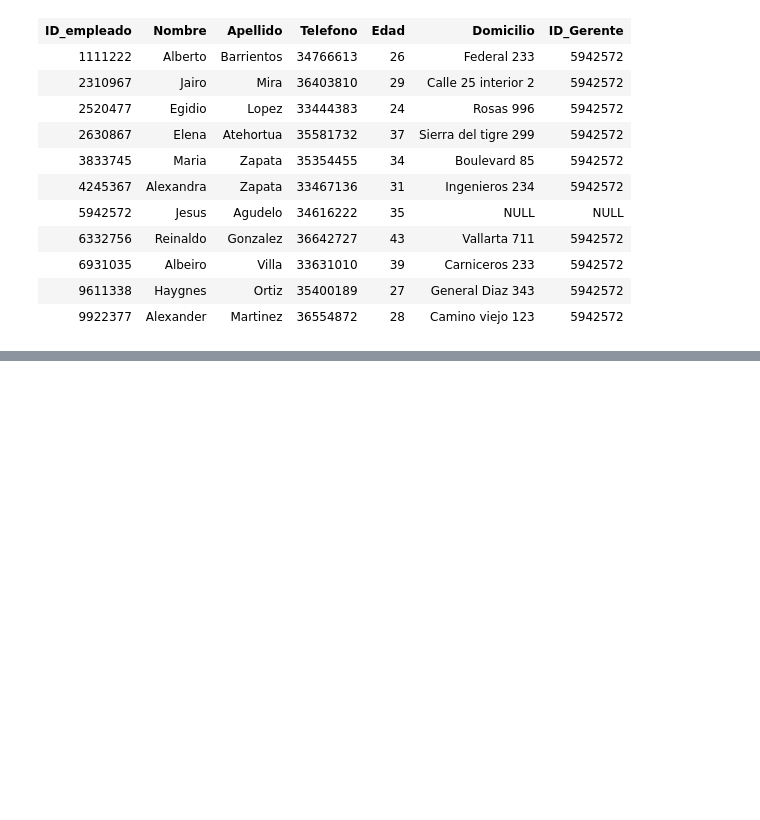
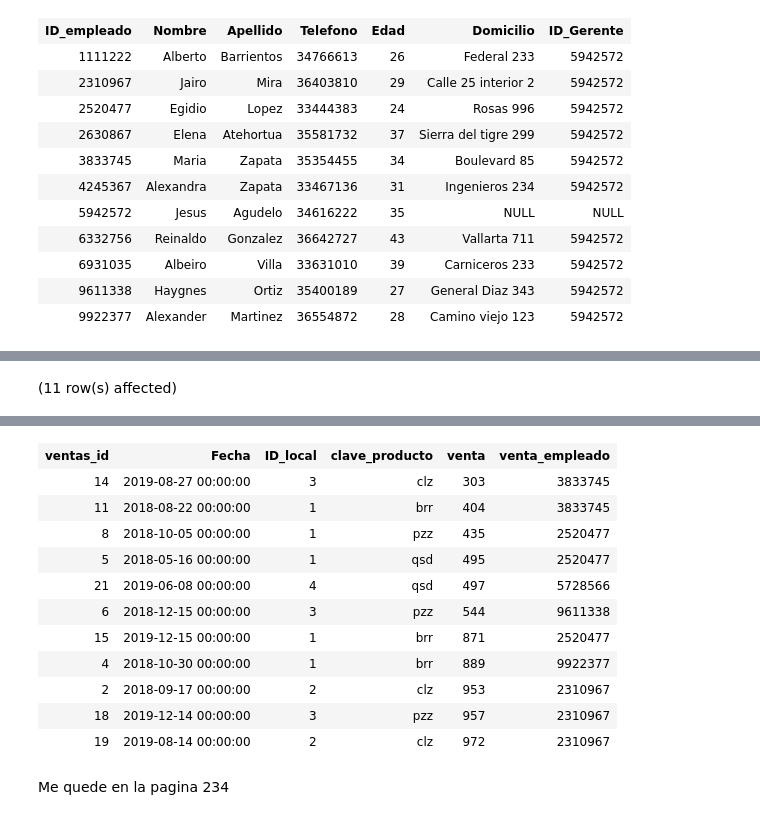
Before and after one commit to Patricoders23/curso_sql, a Jupyter notebook: notebooks/clase_31.ipynb, the cells around one changed output, grey strips where cells are left out. Cells and saved outputs as stored; diff of their text form; code cells hidden in the pictures; blank space fills up the shorter version.

```diff
--- a/notebooks/clase_31.ipynb
+++ b/notebooks/clase_31.ipynb
@@ -21,0 +198,6 @@ Total execution time: 00:00:01.009
+# %%
+SELECT *
+FROM ventas
+WHERE venta < 1000;
+# %% [output]
+(11 row(s) affected)
@@ -21,0 +205,14 @@ Total execution time: 00:00:01.009
+| ventas_id | Fecha | ID_local | clave_producto | venta | venta_empleado |
+| 14 | 2019-08-27 00:00:00 | 3 | clz | 303 | 3833745 |
+| 11 | 2018-08-22 00:00:00 | 1 | brr | 404 | 3833745 |
+| 8 | 2018-10-05 00:00:00 | 1 | pzz | 435 | 2520477 |
+| 5 | 2018-05-16 00:00:00 | 1 | qsd | 495 | 2520477 |
+| 21 | 2019-06-08 00:00:00 | 4 | qsd | 497 | 5728566 |
+| 6 | 2018-12-15 00:00:00 | 3 | pzz | 544 | 9611338 |
+| 15 | 2019-12-15 00:00:00 | 1 | brr | 871 | 2520477 |
+| 4 | 2018-10-30 00:00:00 | 1 | brr | 889 | 9922377 |
+| 2 | 2018-09-17 00:00:00 | 2 | clz | 953 | 2310967 |
+| 18 | 2019-12-14 00:00:00 | 3 | pzz | 957 | 2310967 |
+| 19 | 2019-08-14 00:00:00 | 2 | clz | 972 | 2310967 |
+# %% [markdown]
+Me quede en la pagina 234
```
Also changed, not shown: parts of 15 cells of this notebook.
